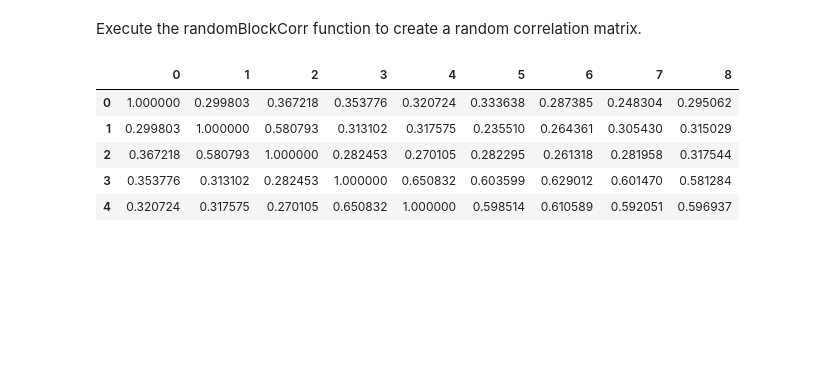
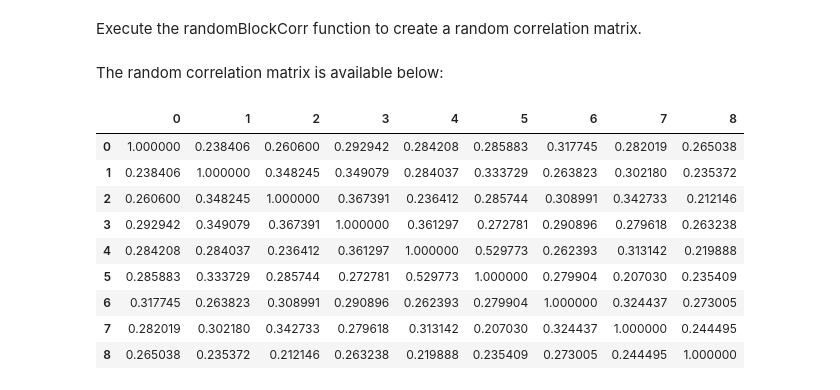
Before and after one commit to leren123/research, a Jupyter notebook: ONC/ONC - Exercise Notebook.ipynb, the cells around one changed output. Drawn from its saved outputs; the diff is of its cells as text; code cells hidden in the pictures; blank space fills up the shorter version.

```diff
--- a/ONC/ONC - Exercise Notebook.ipynb
+++ b/ONC/ONC - Exercise Notebook.ipynb
@@ -174,12 +100,18 @@ Execute the randomBlockCorr function to create a random correlation matrix.
 # %%
 #randomBlockCorr(nCols,nBlocks,random_state=None,minBlockSize=1)
 corr0A=randomBlockCorr(nCols1,nBlocks1,random_state=None,minBlockSize=1)
+# %% [markdown]
+The random correlation matrix is available below:
 # %%
-corr0A.head()
+corr0A
 # %% [output]
 |  | 0 | 1 | 2 | 3 | 4 | 5 | 6 | 7 | 8 |
-| 0 | 1.000000 | 0.299803 | 0.367218 | 0.353776 | 0.320724 | 0.333638 | 0.287385 | 0.248304 | 0.295062 |
-| 1 | 0.299803 | 1.000000 | 0.580793 | 0.313102 | 0.317575 | 0.235510 | 0.264361 | 0.305430 | 0.315029 |
-| 2 | 0.367218 | 0.580793 | 1.000000 | 0.282453 | 0.270105 | 0.282295 | 0.261318 | 0.281958 | 0.317544 |
-| 3 | 0.353776 | 0.313102 | 0.282453 | 1.000000 | 0.650832 | 0.603599 | 0.629012 | 0.601470 | 0.581284 |
-| 4 | 0.320724 | 0.317575 | 0.270105 | 0.650832 | 1.000000 | 0.598514 | 0.610589 | 0.592051 | 0.596937 |
+| 0 | 1.000000 | 0.238406 | 0.260600 | 0.292942 | 0.284208 | 0.285883 | 0.317745 | 0.282019 | 0.265038 |
+| 1 | 0.238406 | 1.000000 | 0.348245 | 0.349079 | 0.284037 | 0.333729 | 0.263823 | 0.302180 | 0.235372 |
+| 2 | 0.260600 | 0.348245 | 1.000000 | 0.367391 | 0.236412 | 0.285744 | 0.308991 | 0.342733 | 0.212146 |
+| 3 | 0.292942 | 0.349079 | 0.367391 | 1.000000 | 0.361297 | 0.272781 | 0.290896 | 0.279618 | 0.263238 |
+| 4 | 0.284208 | 0.284037 | 0.236412 | 0.361297 | 1.000000 | 0.529773 | 0.262393 | 0.313142 | 0.219888 |
+| 5 | 0.285883 | 0.333729 | 0.285744 | 0.272781 | 0.529773 | 1.000000 | 0.279904 | 0.207030 | 0.235409 |
+| 6 | 0.317745 | 0.263823 | 0.308991 | 0.290896 | 0.262393 | 0.279904 | 1.000000 | 0.324437 | 0.273005 |
+| 7 | 0.282019 | 0.302180 | 0.342733 | 0.279618 | 0.313142 | 0.207030 | 0.324437 | 1.000000 | 0.244495 |
+| 8 | 0.265038 | 0.235372 | 0.212146 | 0.263238 | 0.219888 | 0.235409 | 0.273005 | 0.244495 | 1.000000 |
```
Also changed, not shown: parts of 41 cells of this notebook.
